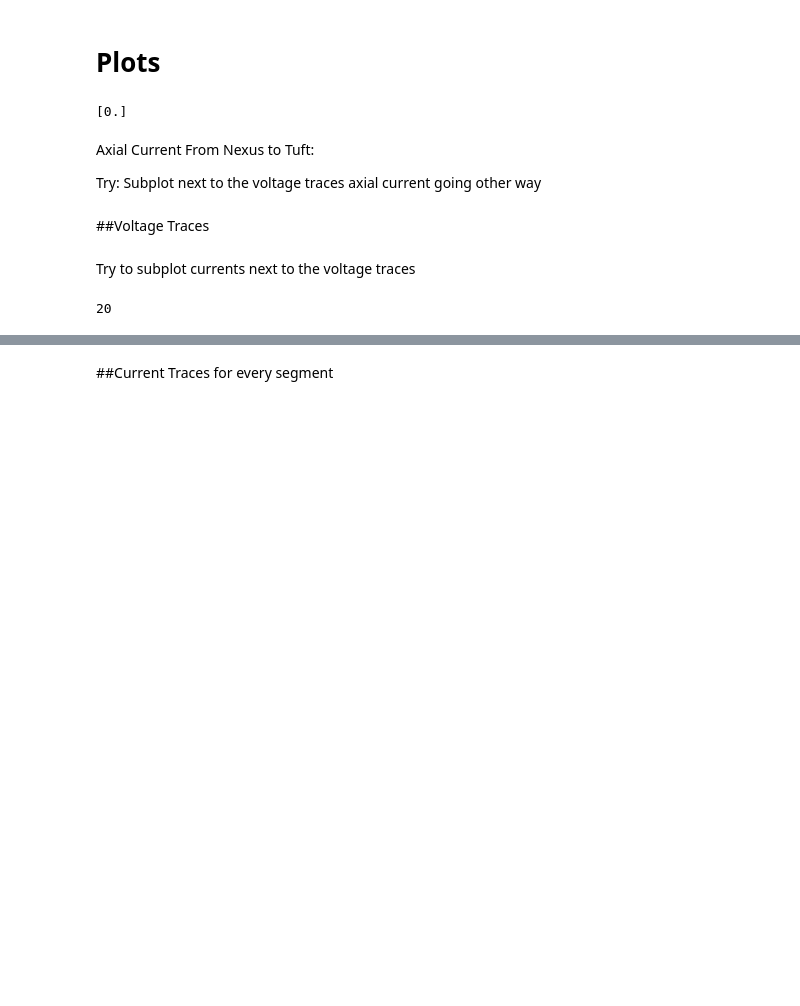
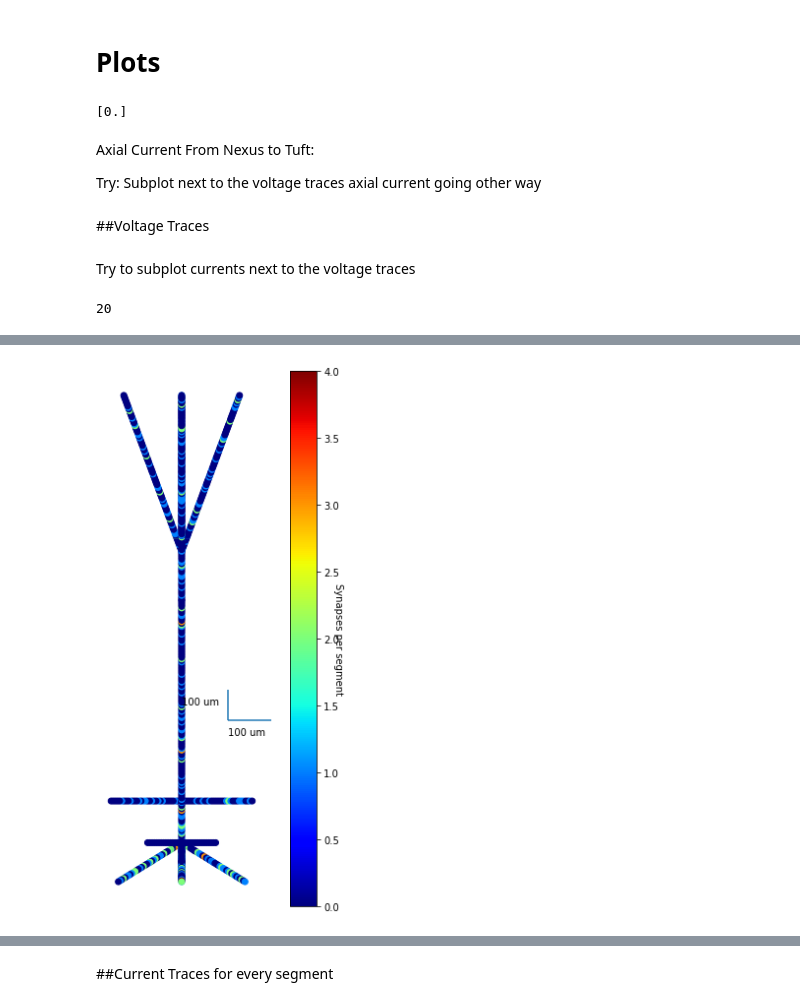
Before and after one commit to davidfague/Stylized-ReducedOrder-L5-Model, a Jupyter notebook: SROL5.ipynb, the cells around one changed output, grey strips where cells are left out. Cells and saved outputs as stored; diff of their text form; code cells hidden in the pictures; blank space fills up the shorter version.

```diff
--- a/SROL5.ipynb
+++ b/SROL5.ipynb
@@ -2344,5 +2626,7 @@ def overlay_axial_current(probes):
 # %%
-# plotSynDensityNoSoma(inhSynPerSeg) #soma has too many inh synapses that the heatmap is not useful
+plotSynDensityNoSoma(inhSynPerSeg) #soma has too many inh synapses that the heatmap is not useful
+# %% [output]
+[figure, added]
 # %%
 plt.figure(figsize=(3,10))
 ax = plt.plot(AllSegXCoord, AllSegYCoord,'.',color='k',markersize=6)
```
Also changed, not shown: parts of 62 cells of this notebook.
